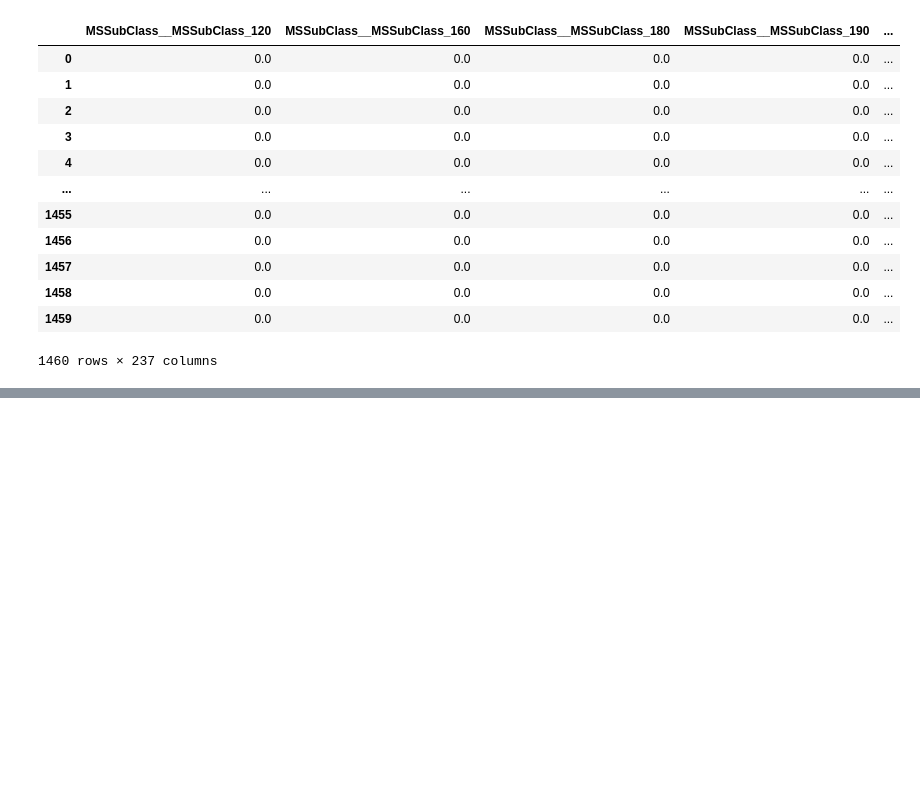
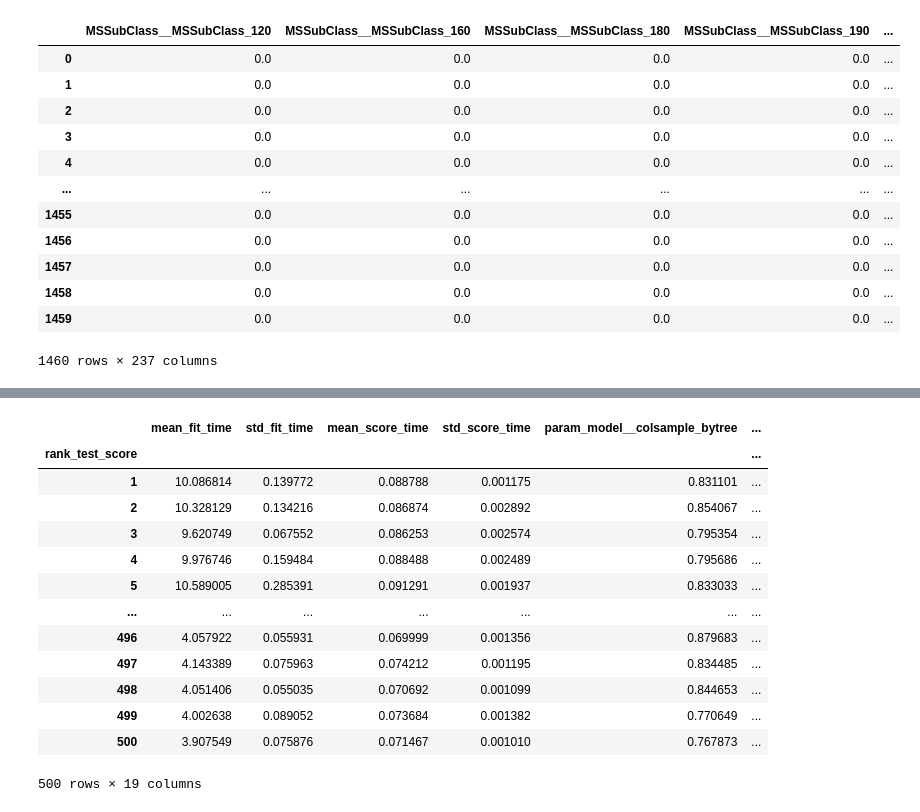
Before and after one commit to m-mhe/ml_practice, a Jupyter notebook: KaggleHousingPricePrediction/main.ipynb, the cells around one changed output, grey strips where cells are left out. Drawn from its saved outputs; the diff is of its cells as text; code cells hidden in the pictures; blank space fills up the shorter version.

```diff
--- a/KaggleHousingPricePrediction/main.ipynb
+++ b/KaggleHousingPricePrediction/main.ipynb
@@ -580,0 +619,7 @@ preprocessedDataFrame
+# %%
+trainigPipeline = Pipeline(
+    [
+        ("Process", preprocessing),
+        ("model", RandomForestRegressor(random_state=67))
+    ]
+)
@@ -580,0 +684,18 @@ preprocessedDataFrame
+# %%
+trainigPipelineOne = Pipeline(
+    [
+        ("Process", preprocessing),
+        ("model", XGBRegressor(
+    n_estimators= 6696,
+    learning_rate= 0.00630,
+    max_depth=3,
+    subsample=0.8,
+    colsample_bytree=0.8,
+    min_child_weight=1,
+    gamma=0,
+    reg_alpha=0.0,
+    reg_lambda=1.0,
+    random_state=67
+))
+    ]
+)
@@ -580,0 +716,15 @@ preprocessedDataFrame
+# %%
+
+
+paramDistOne = {
+    "model__max_depth": randint(2, 5),
+    "model__min_child_weight": randint(1, 5),
+    "model__subsample": uniform(0.75, 0.2),
+    "model__colsample_bytree": uniform(0.75, 0.2),
+    "model__gamma": loguniform(1e-3, 1.0),
+    "model__reg_alpha": loguniform(1e-3, 1.0),
+    "model__reg_lambda": loguniform(0.5, 5.0),
+}
+
+tunedHyperperameterOne = RandomizedSearchCV(trainigPipelineOne, param_distributions=paramDistOne, cv=5, random_state=67, n_jobs=-1, n_iter=500, scoring="neg_root_mean_squared_error", refit=True)
+tunedHyperperameterOne.fit(processedDfX, processedDfY)
@@ -580,0 +747,19 @@ preprocessedDataFrame
+# %%
+resultDf = pd.DataFrame(tunedHyperperameterOne.cv_results_)
+resultDf.set_index("rank_test_score", inplace=True)
+resultDf.sort_index()
+# %% [output]
+|  | mean_fit_time | std_fit_time | mean_score_time | std_score_time | param_model__colsample_bytree | ... |
+| rank_test_score |  |  |  |  |  | ... |
+| 1 | 10.086814 | 0.139772 | 0.088788 | 0.001175 | 0.831101 | ... |
+| 2 | 10.328129 | 0.134216 | 0.086874 | 0.002892 | 0.854067 | ... |
+| 3 | 9.620749 | 0.067552 | 0.086253 | 0.002574 | 0.795354 | ... |
+| 4 | 9.976746 | 0.159484 | 0.088488 | 0.002489 | 0.795686 | ... |
+| 5 | 10.589005 | 0.285391 | 0.091291 | 0.001937 | 0.833033 | ... |
+| ... | ... | ... | ... | ... | ... | ... |
+| 496 | 4.057922 | 0.055931 | 0.069999 | 0.001356 | 0.879683 | ... |
+| 497 | 4.143389 | 0.075963 | 0.074212 | 0.001195 | 0.834485 | ... |
+| 498 | 4.051406 | 0.055035 | 0.070692 | 0.001099 | 0.844653 | ... |
+| 499 | 4.002638 | 0.089052 | 0.073684 | 0.001382 | 0.770649 | ... |
+| 500 | 3.907549 | 0.075876 | 0.071467 | 0.001010 | 0.767873 | ... |
+500 rows × 19 columns
```
Also changed, not shown: parts of 15 cells of this notebook, 2 other files.
